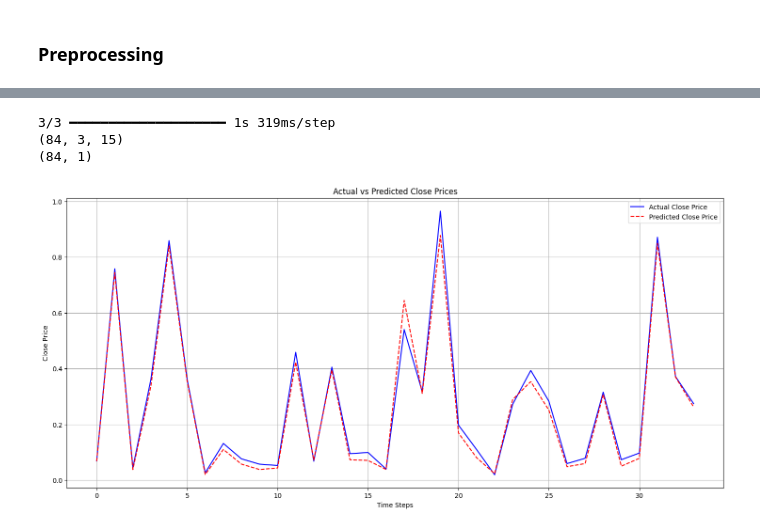
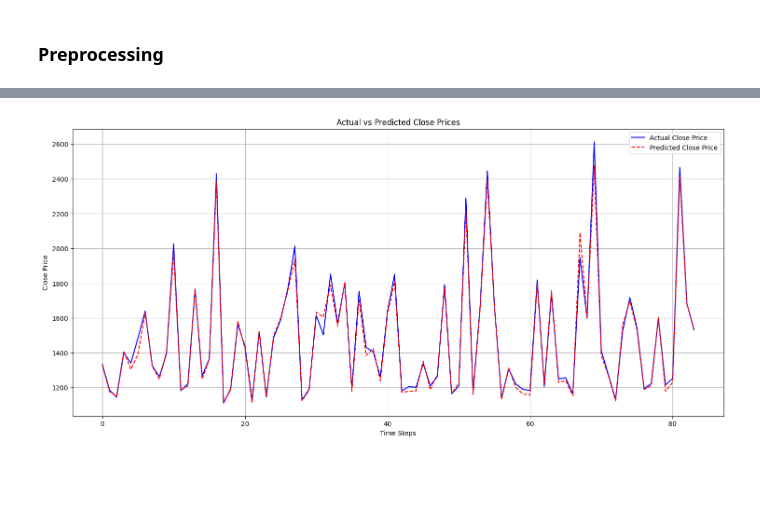
Before and after one commit to Koushikl0l/StockHound, a Jupyter notebook: Demo3_StockHound.ipynb, the cells around one changed output, grey strips where cells are left out. Drawn from its saved outputs; the diff is of its cells as text; code cells hidden in the pictures; blank space fills up the shorter version.

```diff
--- a/Demo3_StockHound.ipynb
+++ b/Demo3_StockHound.ipynb
@@ -178,7 +226,9 @@ def lstm_model(input_shape):
 
     model = Model(inputs, outputs)
     # Compile the model
-    model.compile(optimizer=Adam(learning_rate=0.0001), loss='mse')
+    model.compile(optimizer=Adam(learning_rate=0.0003), loss='mae',metrics=[rmsle,
+        #mean_absolute_precision_error
+        ])
 
     return model
 # %%
@@ -190,6 +240,7 @@ class StockPricePredictor:
         self.time_step = time_step
         self.scaler = None
         self.model = None
+        self.scalings_params = None
 
     def load_and_prepare_data(self):
         data = pd.read_csv(self.dataset_path, index_col=0)
@@ -198,13 +249,14 @@ class StockPricePredictor:
         return data
 
     def prepare_data(self, data):
-        scaled_data, scaling_params, scaler = scale_data(data)
+        scaled_data, scaler = scale_data(data)
         self.scaler = scaler
+
         X, y = look_back_window(scaled_data, self.target_col, self.time_step)
 
         X_train, X_val, X_test, y_train, y_val, y_test = split_train_val_test(X,y)
 
-        return X_train, y_train, X_val, y_val, X_test, y_test
+        return X_train, y_train, X_val, y_val, X_test, y_test, self.scaler
 
     def create_model(self, input_shape):
         self.model = lstm_model(input_shape)
@@ -224,7 +276,7 @@ class StockPricePredictor:
 
     def call(self):
         data = self.load_and_prepare_data()
-        X_train, y_train, X_val, y_val, X_test, y_test = self.prepare_data(data)
+        X_train, y_train, X_val, y_val, X_test, y_test, scalar= self.prepare_data(data)
 
         # Reshape for LSTM
         input_shape = (X_train.shape[1], X_train.shape[2])
@@ -233,12 +285,12 @@ class StockPricePredictor:
         history = self.train_model(X_train, y_train, X_val, y_val)
 
         # Optionally, return the trained model or other results
-        return self.model, history, X_test, y_test
+        return self.model, history, X_test, y_test, scalar
 
 # Example usage
 dataset_path = '/content/drive/MyDrive/NEPSE/input_data.csv'
 output_dir_path = '/content/drive/MyDrive/NEPSE/saved_model'
 predictor = StockPricePredictor(dataset_path, output_dir_path)
-trained_model, history, X_test, y_test = predictor.call()
+trained_model, history, X_test, y_test, scalar = predictor.call()
 # %% [output]
 Epoch 1/55
@@ -286,0 +339,7 @@ plot_loss(history)
+# %%
+y_pred = trained_model.predict(X_test)
+scaled_y_pred = inverse_scale(scalar,y_pred)
+scaled_y_test = inverse_scale(scalar,y_test)
+# Flatten the y_test and y_pred arrays (in case they are multi-dimensional)
+y_test = scaled_y_test.flatten()
+y_pred = scaled_y_pred.flatten()
@@ -287,15 +348,8 @@ plot_loss(history)
 # %%
-y_pred = trained_model.predict(X_test)
-print(X_test.shape)
-print(y_pred.shape)
-# Flatten the y_test and y_pred arrays (in case they are multi-dimensional)
-y_test = y_test.flatten()
-y_pred = y_pred.flatten()
-
 # Plot the actual close prices vs predicted close prices
 plt.figure(figsize=(18, 8))
-plt.plot(y_test[50:], label='Actual Close Price', color='blue')
-plt.plot(y_pred[50:], label='Predicted Close Price', color='red', linestyle='--')
+plt.plot(y_test, label='Actual Close Price', color='blue')
+plt.plot(y_pred, label='Predicted Close Price', color='red', linestyle='--')
 
 plt.title('Actual vs Predicted Close Prices')
 plt.xlabel('Time Steps')
@@ -310,4 +361 @@ WARNING:tensorflow:6 out of the last 11 calls to <function TensorFlowTrainer.mak
-3/3 ━━━━━━━━━━━━━━━━━━━━ 1s 319ms/step
-(84, 3, 15)
-(84, 1)
-[figure, old version]
+[figure, new version]
```
Also changed, not shown: parts of 15 cells of this notebook.
